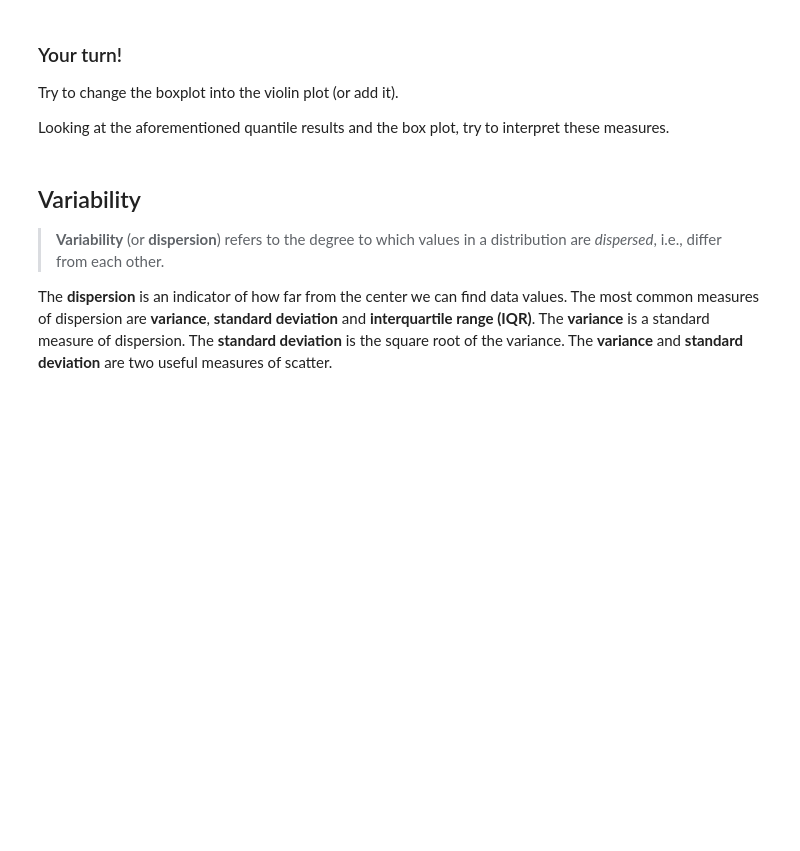
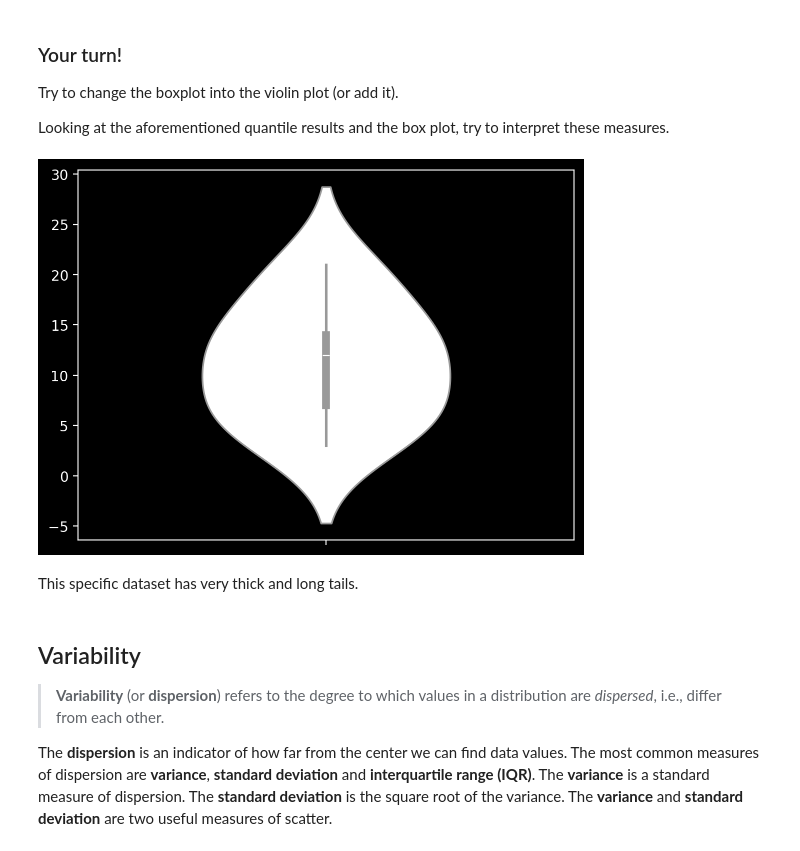
Before and after one commit to ck0002/airbnb_group, a Jupyter notebook: Exercise8.ipynb, the cells around one changed output. Cells and saved outputs as stored; diff of their text form; code cells hidden in the pictures; blank space fills up the shorter version.

```diff
--- a/Exercise8.ipynb
+++ b/Exercise8.ipynb
@@ -580,6 +589,12 @@ SyntaxError: invalid character '–' (U+2013) (4019985322.py, line 2)
 Try to change the boxplot into the violin plot (or add it).
 
 Looking at the aforementioned quantile results and the box plot, try to interpret these measures.
+# %%
+sns.violinplot(data=mydata, color='white', width=0.5);
+# %% [output]
+[figure, added]
+# %% [markdown]
+This specific dataset has very thick and long tails.
 # %% [markdown]
 ## Variability
 
```
Also changed, not shown: parts of 5 cells of this notebook.
